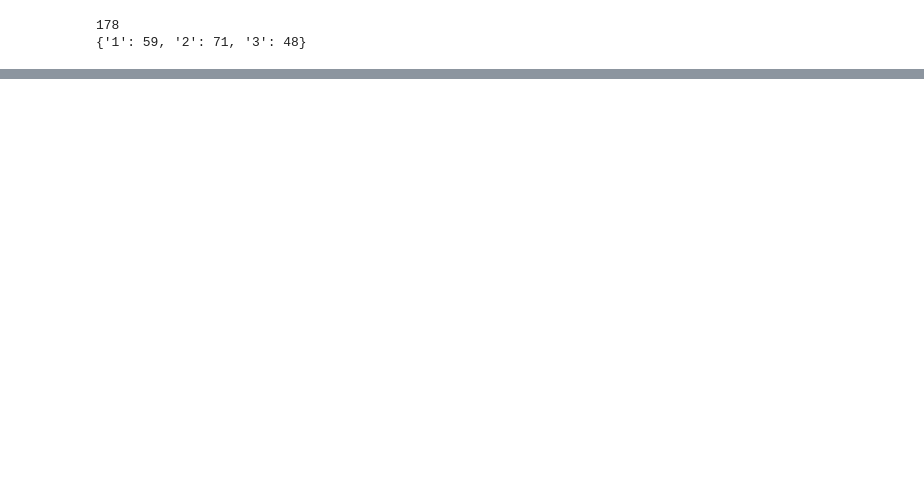
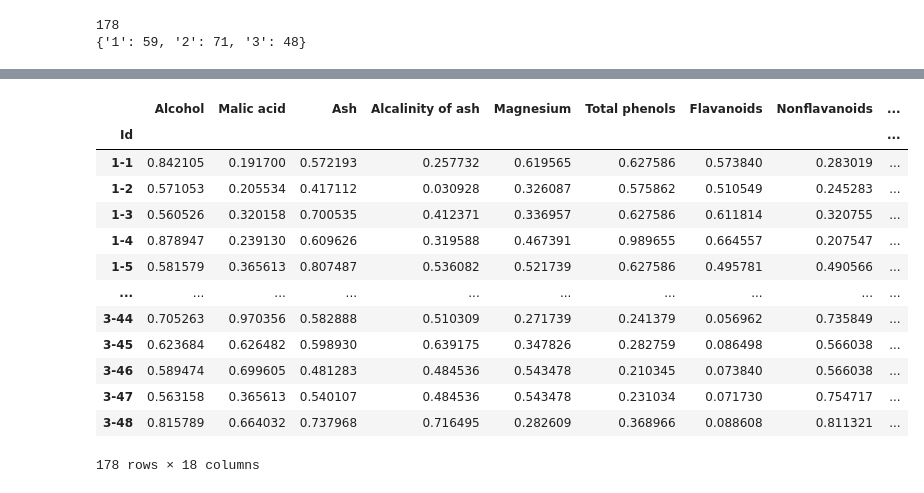
Before and after one commit to Colorado-Mesa-University-Cybersecurity/BinaryImageTransformation, a Jupyter notebook: experiments/Wine2_experiment.ipynb, the cells around one changed output, grey strips where cells are left out. Saved outputs shown, nothing was run; the diff lists cells and outputs as text; code cells hidden in the pictures; blank space fills up the shorter version.

```diff
--- a/experiments/Wine2_experiment.ipynb
+++ b/experiments/Wine2_experiment.ipynb
@@ -278,0 +290,29 @@ plot_metrics(best_model.history)
+# %%
+def normalize_data(data):
+    norm_data = min_max_transform(data.values)
+    norm_data = pd.DataFrame(norm_data, columns=data.columns, index=data.index)
+    return norm_data
+# %%
+df = df.set_index('Id')
+# %%
+normalized_data = normalize_data(df.drop([classification_id],  axis=1))
+# %%
+import numpy as np
+zero_cols = pd.DataFrame(0, index=normalized_data.index, columns=['zero0', 'zero1', 'zero2', 'zero3', 'zero4'])
+normalized_data = pd.concat([normalized_data, zero_cols], axis=1)
+normalized_data
+# %% [output]
+|  | Alcohol | Malic acid | Ash | Alcalinity of ash | Magnesium | Total phenols | Flavanoids | Nonflavanoids | ... |
+| Id |  |  |  |  |  |  |  |  | ... |
+| 1-1 | 0.842105 | 0.191700 | 0.572193 | 0.257732 | 0.619565 | 0.627586 | 0.573840 | 0.283019 | ... |
+| 1-2 | 0.571053 | 0.205534 | 0.417112 | 0.030928 | 0.326087 | 0.575862 | 0.510549 | 0.245283 | ... |
+| 1-3 | 0.560526 | 0.320158 | 0.700535 | 0.412371 | 0.336957 | 0.627586 | 0.611814 | 0.320755 | ... |
+| 1-4 | 0.878947 | 0.239130 | 0.609626 | 0.319588 | 0.467391 | 0.989655 | 0.664557 | 0.207547 | ... |
+| 1-5 | 0.581579 | 0.365613 | 0.807487 | 0.536082 | 0.521739 | 0.627586 | 0.495781 | 0.490566 | ... |
+| ... | ... | ... | ... | ... | ... | ... | ... | ... | ... |
+| 3-44 | 0.705263 | 0.970356 | 0.582888 | 0.510309 | 0.271739 | 0.241379 | 0.056962 | 0.735849 | ... |
+| 3-45 | 0.623684 | 0.626482 | 0.598930 | 0.639175 | 0.347826 | 0.282759 | 0.086498 | 0.566038 | ... |
+| 3-46 | 0.589474 | 0.699605 | 0.481283 | 0.484536 | 0.543478 | 0.210345 | 0.073840 | 0.566038 | ... |
+| 3-47 | 0.563158 | 0.365613 | 0.540107 | 0.484536 | 0.543478 | 0.231034 | 0.071730 | 0.754717 | ... |
+| 3-48 | 0.815789 | 0.664032 | 0.737968 | 0.716495 | 0.282609 | 0.368966 | 0.088608 | 0.811321 | ... |
+178 rows × 18 columns
```
Also changed, not shown: parts of 22 cells of this notebook, 1 other file.
